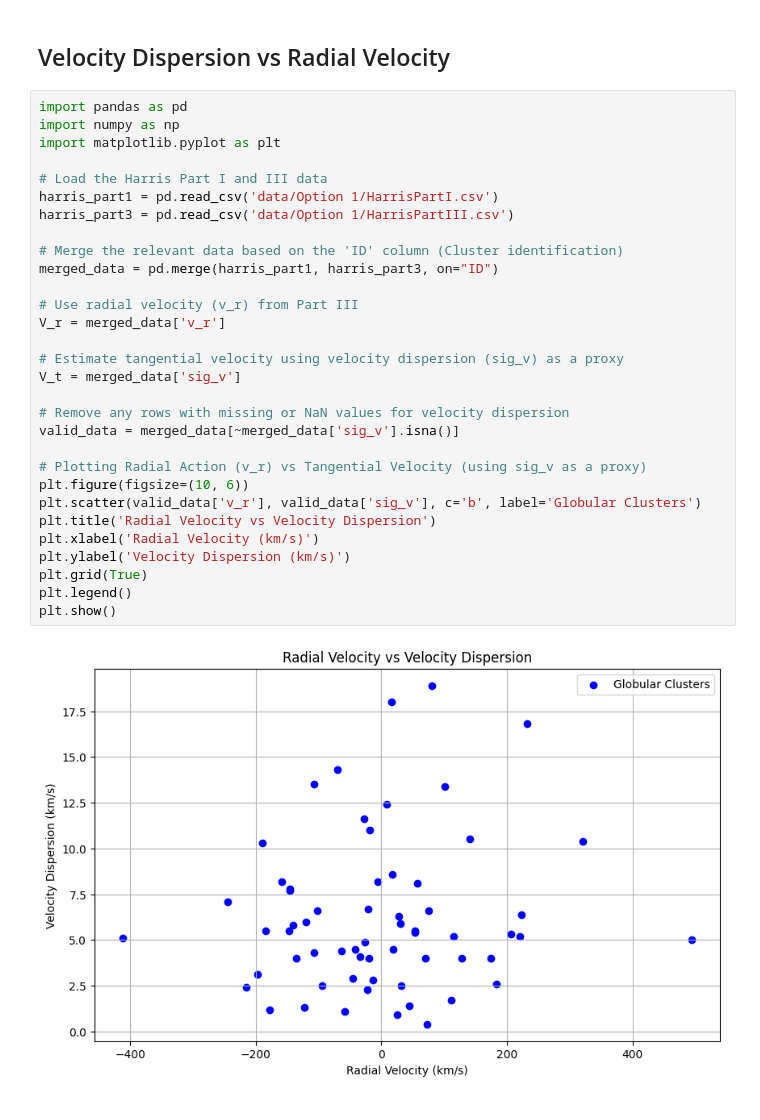
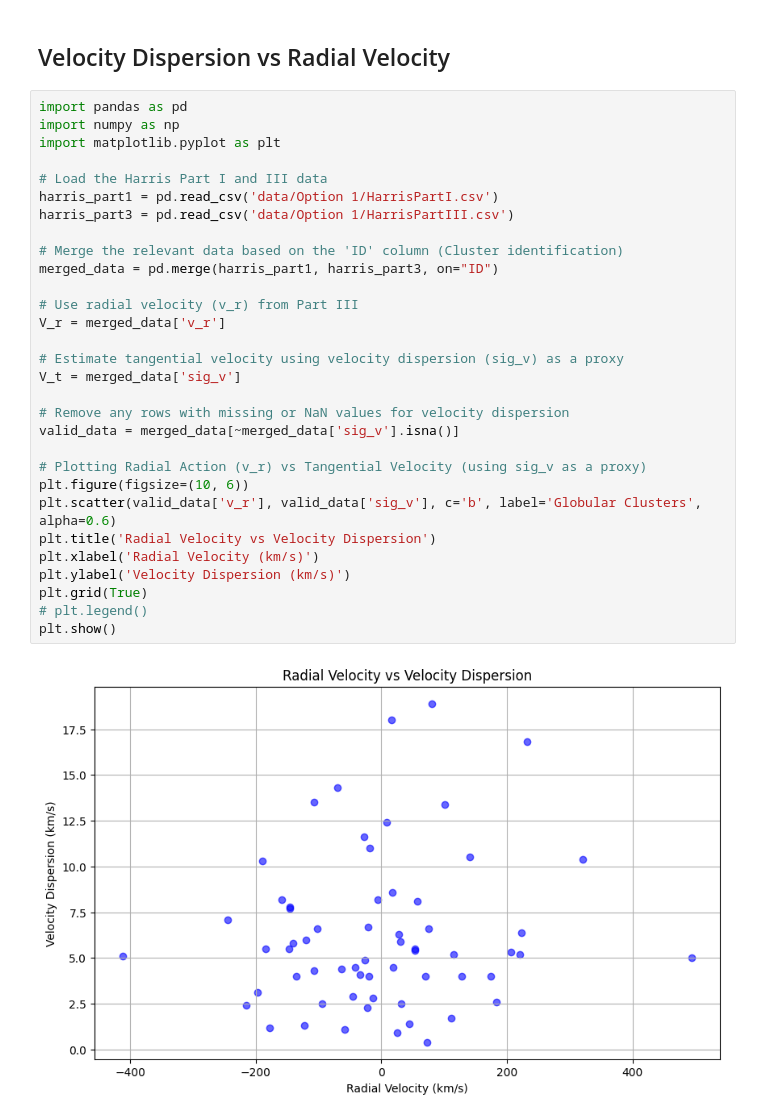
Before and after one commit to Shmu9/gc_accretion, a Jupyter notebook: dynamics.ipynb, the cells around one changed output. Cells and saved outputs as stored; diff of their text form.

```diff
--- a/dynamics.ipynb
+++ b/dynamics.ipynb
@@ -213,32 +305,32 @@ Index(['ID', 'Name', 'RA', 'DEC', 'L', 'B', 'R_Sun', 'R_gc', 'X', 'Y', 'Z',
 # %%
 import pandas as pd
 import numpy as np
 import matplotlib.pyplot as plt
 
 # Load the Harris Part I and III data
 harris_part1 = pd.read_csv('data/Option 1/HarrisPartI.csv')
 harris_part3 = pd.read_csv('data/Option 1/HarrisPartIII.csv')
 
 # Merge the relevant data based on the 'ID' column (Cluster identification)
 merged_data = pd.merge(harris_part1, harris_part3, on="ID")
 
 # Use radial velocity (v_r) from Part III
 V_r = merged_data['v_r']
 
 # Estimate tangential velocity using velocity dispersion (sig_v) as a proxy
 V_t = merged_data['sig_v']
 
 # Remove any rows with missing or NaN values for velocity dispersion
 valid_data = merged_data[~merged_data['sig_v'].isna()]
 
 # Plotting Radial Action (v_r) vs Tangential Velocity (using sig_v as a proxy)
 plt.figure(figsize=(10, 6))
-plt.scatter(valid_data['v_r'], valid_data['sig_v'], c='b', label='Globular Clusters')
+plt.scatter(valid_data['v_r'], valid_data['sig_v'], c='b', label='Globular Clusters', alpha=0.6)
 plt.title('Radial Velocity vs Velocity Dispersion')
 plt.xlabel('Radial Velocity (km/s)')
 plt.ylabel('Velocity Dispersion (km/s)')
 plt.grid(True)
-plt.legend()
+# plt.legend()
 plt.show()
 # %% [output]
-[figure, old version]
+[figure, new version]
```
Also changed, not shown: parts of 1 cell of this notebook, 2 other files.
